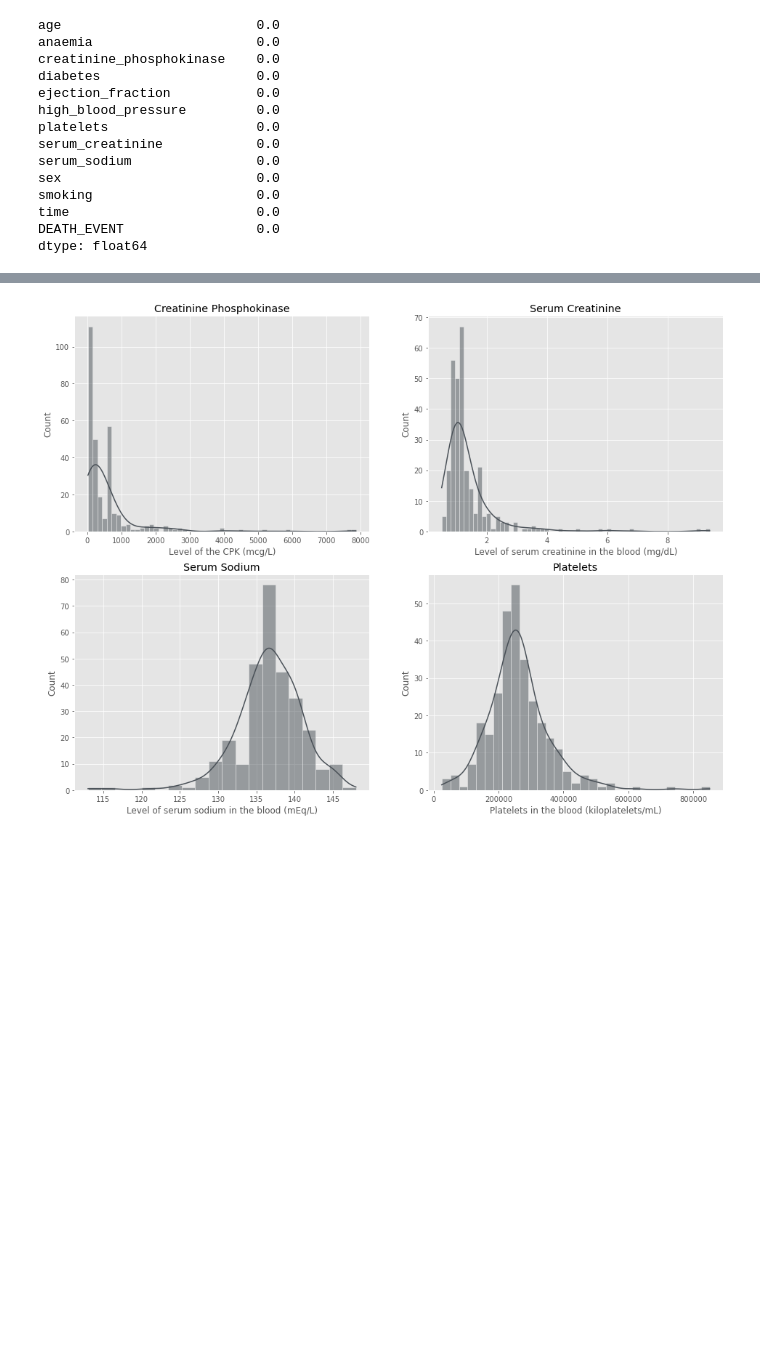
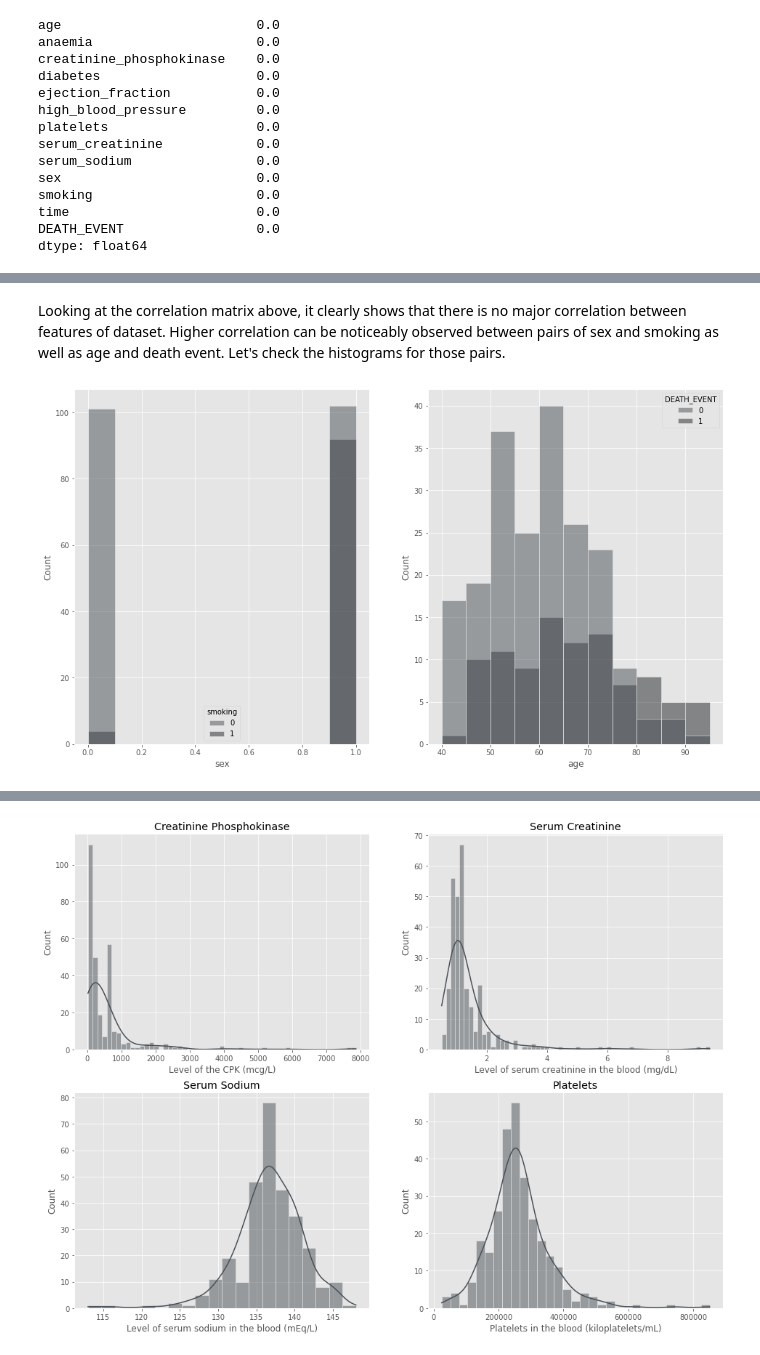
Before and after one commit to mizydorek/Programming-for-Data-Analysis-Project, a Jupyter notebook: project.ipynb, the cells around one changed output, grey strips where cells are left out. Saved outputs shown, nothing was run; the diff lists cells and outputs as text; code cells hidden in the pictures; blank space fills up the shorter version.

Commit message:
added histplots and some write ups

```diff
--- a/project.ipynb
+++ b/project.ipynb
@@ -221,0 +242,9 @@ sns.heatmap(corr,annot=True, cmap=cmap);
+# %% [markdown]
+
+Looking at the correlation matrix above, it clearly shows that there is no major correlation between features of dataset. Higher correlation can be noticeably observed between pairs of sex and smoking as well as age and death event. Let's check the histograms for those pairs.
+# %%
+fig, axes = plt.subplots(1, 2)
+sns.histplot(df, x="sex", hue="dis", ax=axes[0]);
+sns.histplot(df, x="age", bins=11, hue="DEATH_EVENT", ax=axes[1]);
+# %% [output]
+[figure, added]
```
Also changed, not shown: parts of 8 cells of this notebook.
